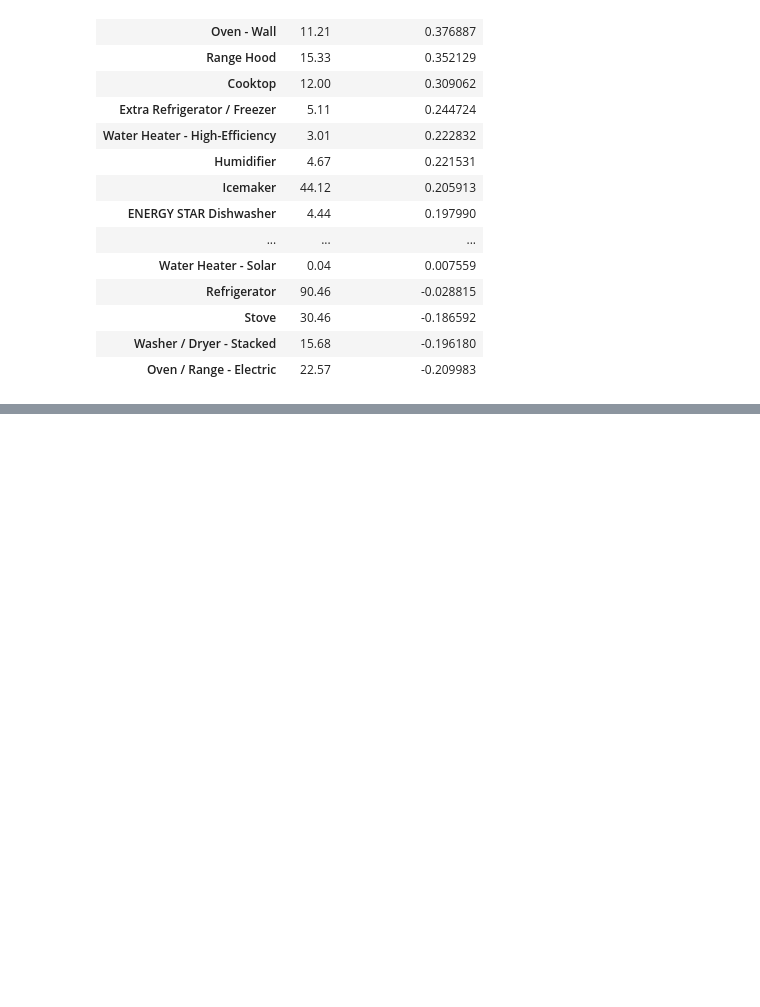
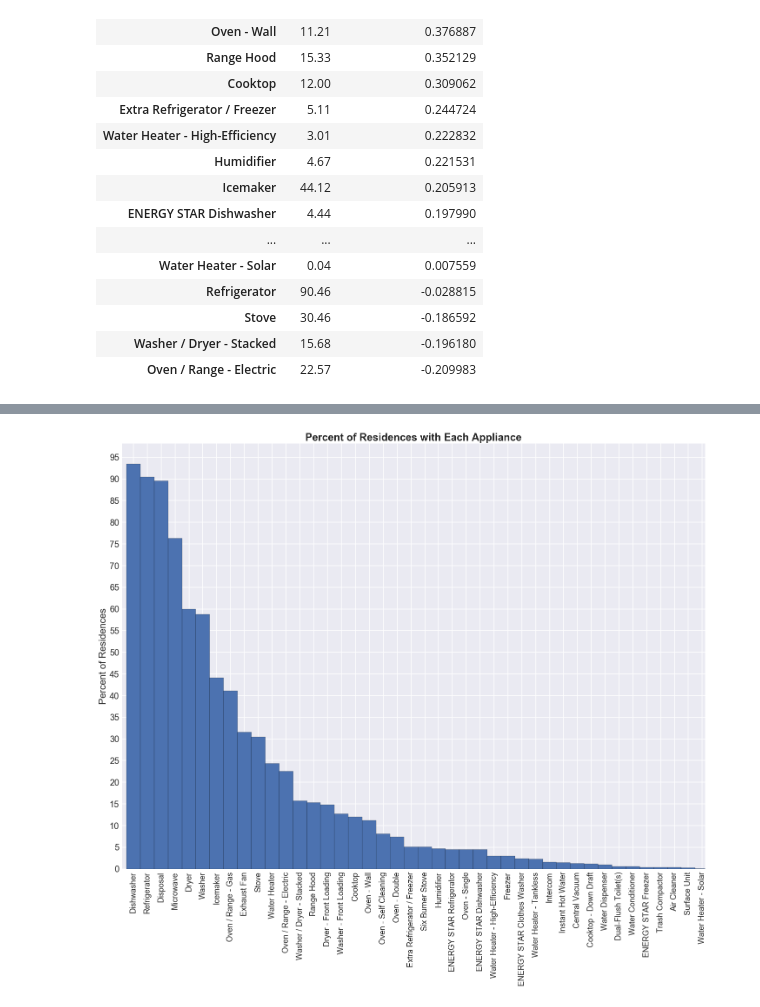
Before and after one commit to AMRiehle/gwu-python-project, a Jupyter notebook: Amenities Correlation.ipynb, the cells around one changed output, grey strips where cells are left out. Cells and saved outputs as stored; diff of their text form; code cells hidden in the pictures; blank space fills up the shorter version.

Commit message:
Save images

```diff
--- a/Amenities Correlation.ipynb
+++ b/Amenities Correlation.ipynb
@@ -110,4 +110,30 @@ Text(0.5,1,'Amenities with Lowest Correlation to Closing Price')
 [figure]
+# %%
+x_values = appliance_stats_df.sort_values('% With', ascending=False).index.values
+x_axis = np.arange(len(x_values))
+xlabels = x_values
+y_values = appliance_stats_df.sort_values('% With', ascending=False)['% With']
+
+fig, ax = plt.subplots(figsize=(24,18))
+news_plot = ax.bar(x_axis, y_values, edgecolor='black', width=1.0)
+
+ax.yaxis.set_major_locator(plt.MaxNLocator(20))
+
+for tick in ax.get_yticklabels():
+    tick.set_fontsize(20)
+
+ax.set_xticks(x_axis)
+ax.set_xticklabels(xlabels, rotation='vertical', fontsize=18)
+
+plt.grid(linewidth=2, alpha=0.8)
+ax.set_axisbelow(True)
+ax.set_xlim(-0.8, len(x_axis) - 0.8)
+
+ax.set_title('Percent of Residences with Each Appliance', fontsize=24, fontweight='bold')
+ax.set_ylabel('Percent of Residences', fontsize=22)
+plt.savefig('Images/Residences with Appliances.PNG')
+# %% [output]
+[figure, added]
 # %%
 sns.regplot(x=appliances_df['Baths'], y=appliances_df['ClosePrice'])
 plt.title("Relationship Between Baths and Closing Price", fontweight='bold')
```
Also changed, not shown: parts of 3 cells of this notebook, 4 other files.
